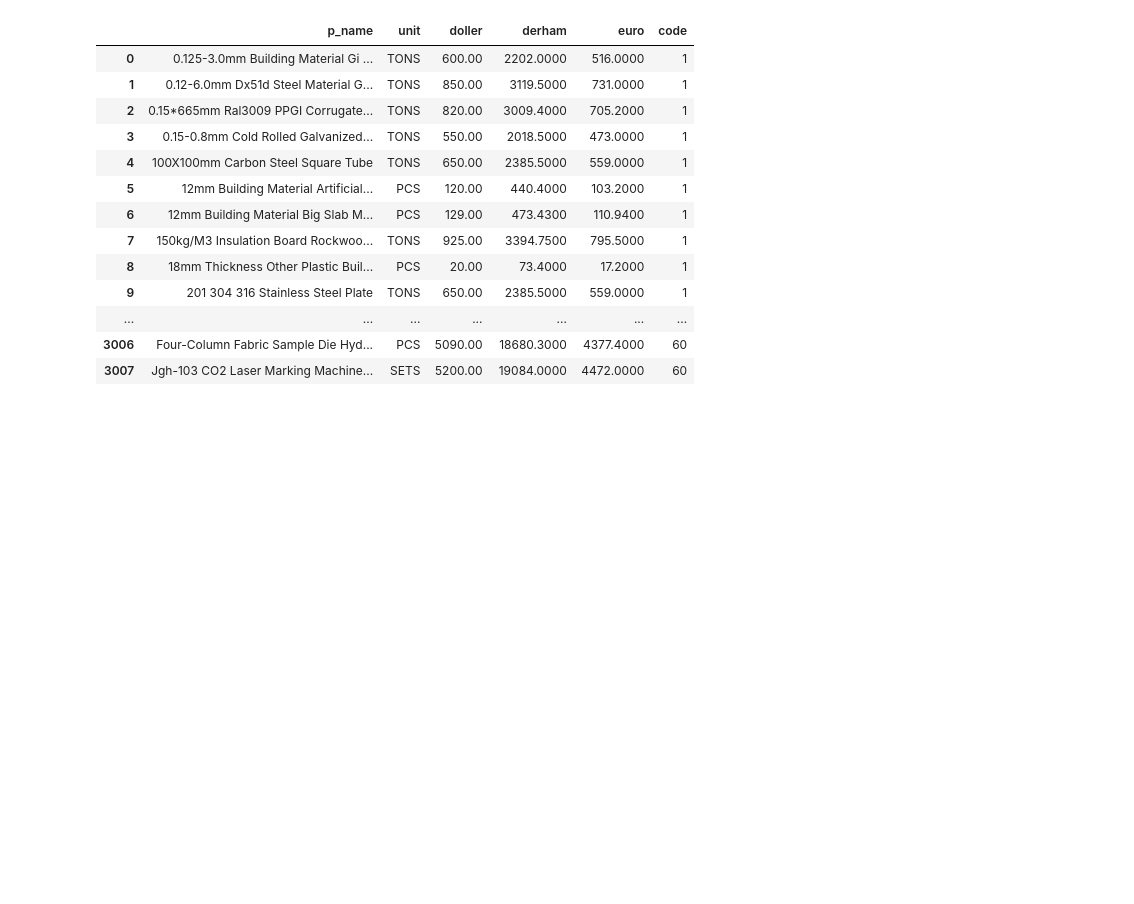
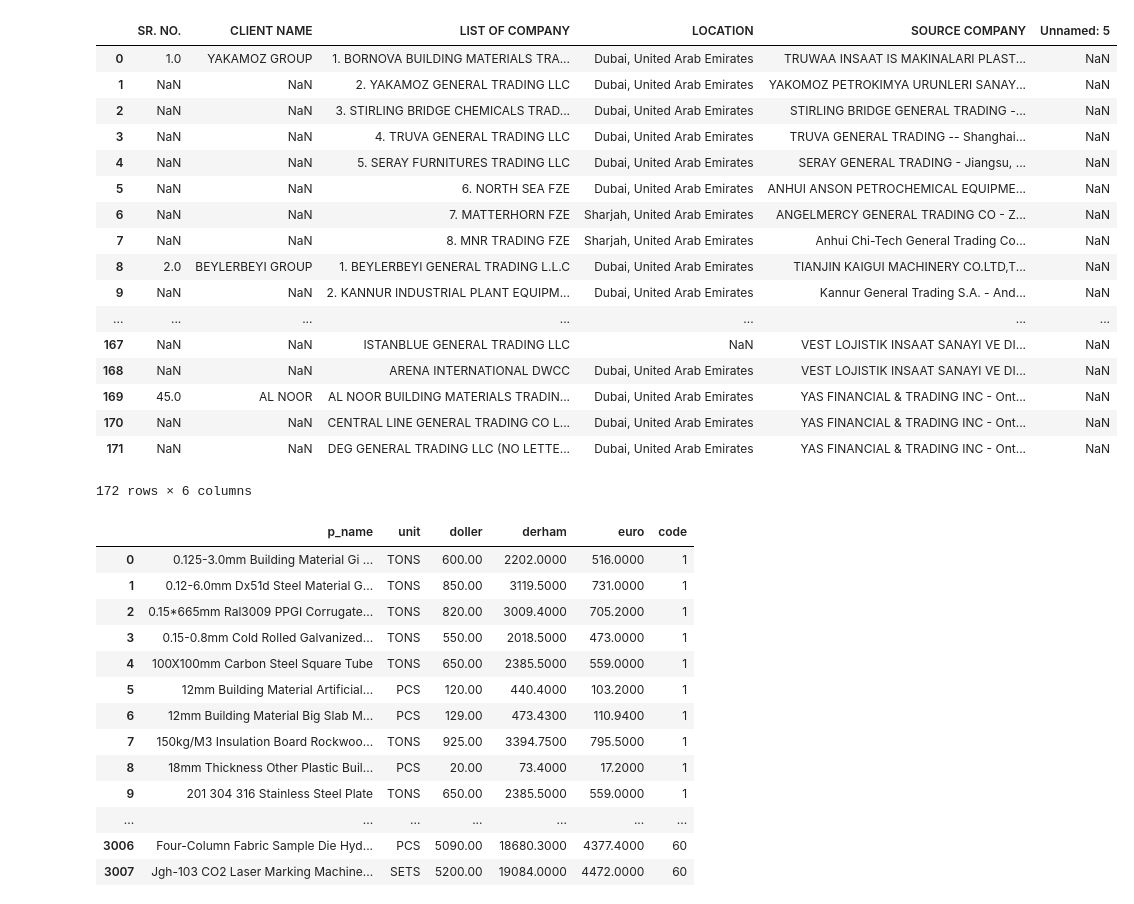
Before and after one commit to aminkhod/Abacas-transaction, a Jupyter notebook: trancript.ipynb, the cells around one changed output. Drawn from its saved outputs; the diff is of its cells as text; code cells hidden in the pictures; blank space fills up the shorter version.

```diff
--- a/trancript.ipynb
+++ b/trancript.ipynb
@@ -3,4 +3,4 @@ import pandas as pd
 import numpy as np
 # %%
 naval=['']
-clientlist = pd.read_csv('CLIENT_LIST.csv', na_values =naval)
+clientlist = pd.read_csv('2018 ABACUS CLIENTS.csv', na_values =naval)
@@ -28,3 +7,25 @@ clientlist.dropna()
+# %%
+# clientlist = clientlist.dropna()
+clientlist
+# %% [output]
+|  | SR. NO. | CLIENT NAME | LIST OF COMPANY | LOCATION | SOURCE COMPANY | Unnamed: 5 |
+| 0 | 1.0 | YAKAMOZ GROUP | 1. BORNOVA BUILDING MATERIALS TRA... | Dubai, United Arab Emirates | TRUWAA INSAAT IS MAKINALARI PLAST... | NaN |
+| 1 | NaN | NaN | 2. YAKAMOZ GENERAL TRADING LLC | Dubai, United Arab Emirates | YAKOMOZ PETROKIMYA URUNLERI SANAY... | NaN |
+| 2 | NaN | NaN | 3. STIRLING BRIDGE CHEMICALS TRAD... | Dubai, United Arab Emirates | STIRLING BRIDGE GENERAL TRADING -... | NaN |
+| 3 | NaN | NaN | 4. TRUVA GENERAL TRADING LLC | Dubai, United Arab Emirates | TRUVA GENERAL TRADING -- Shanghai... | NaN |
+| 4 | NaN | NaN | 5. SERAY FURNITURES TRADING LLC | Dubai, United Arab Emirates | SERAY GENERAL TRADING - Jiangsu, ... | NaN |
+| 5 | NaN | NaN | 6. NORTH SEA FZE | Dubai, United Arab Emirates | ANHUI ANSON PETROCHEMICAL EQUIPME... | NaN |
+| 6 | NaN | NaN | 7. MATTERHORN FZE | Sharjah, United Arab Emirates | ANGELMERCY GENERAL TRADING CO - Z... | NaN |
+| 7 | NaN | NaN | 8. MNR TRADING FZE | Sharjah, United Arab Emirates | Anhui Chi-Tech General Trading Co... | NaN |
+| 8 | 2.0 | BEYLERBEYI GROUP | 1. BEYLERBEYI GENERAL TRADING L.L.C | Dubai, United Arab Emirates | TIANJIN KAIGUI MACHINERY CO.LTD,T... | NaN |
+| 9 | NaN | NaN | 2. KANNUR INDUSTRIAL PLANT EQUIPM... | Dubai, United Arab Emirates | Kannur General Trading S.A. - And... | NaN |
+| ... | ... | ... | ... | ... | ... | ... |
+| 167 | NaN | NaN | ISTANBLUE GENERAL TRADING LLC | NaN | VEST LOJISTIK INSAAT SANAYI VE DI... | NaN |
+| 168 | NaN | NaN | ARENA INTERNATIONAL DWCC | Dubai, United Arab Emirates | VEST LOJISTIK INSAAT SANAYI VE DI... | NaN |
+| 169 | 45.0 | AL NOOR | AL NOOR BUILDING MATERIALS TRADIN... | Dubai, United Arab Emirates | YAS FINANCIAL & TRADING INC - Ont... | NaN |
+| 170 | NaN | NaN | CENTRAL LINE GENERAL TRADING CO L... | Dubai, United Arab Emirates | YAS FINANCIAL & TRADING INC - Ont... | NaN |
+| 171 | NaN | NaN | DEG GENERAL TRADING LLC (NO LETTE... | Dubai, United Arab Emirates | YAS FINANCIAL & TRADING INC - Ont... | NaN |
+172 rows × 6 columns
 # %%
 import csv
 productname = []
```
Also changed, not shown: parts of 14 cells of this notebook, 5 other files.
